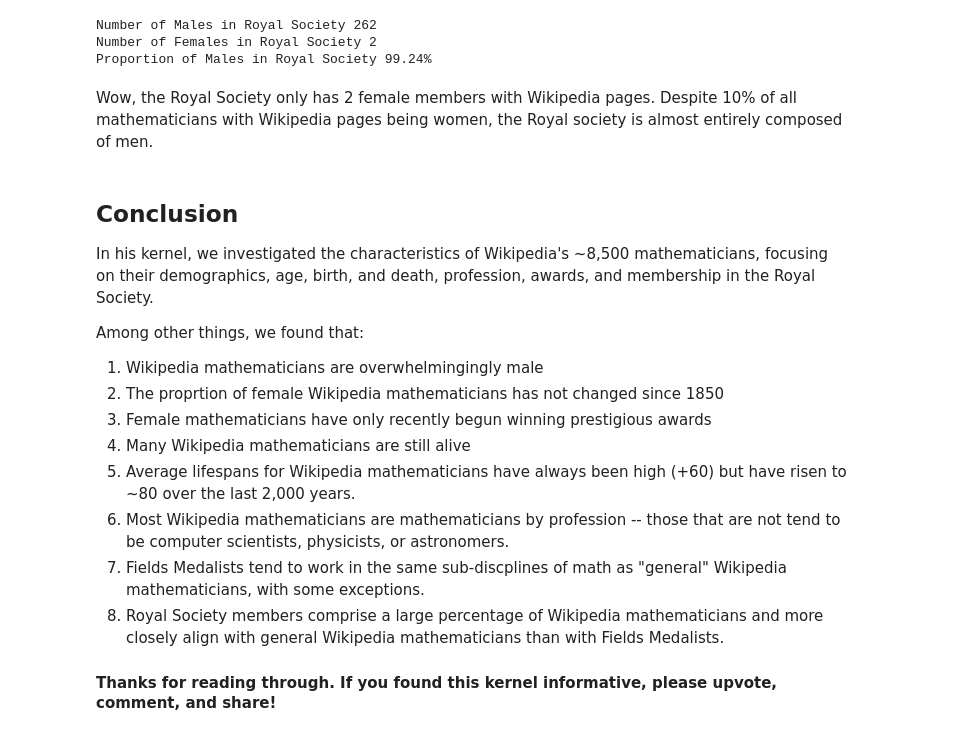
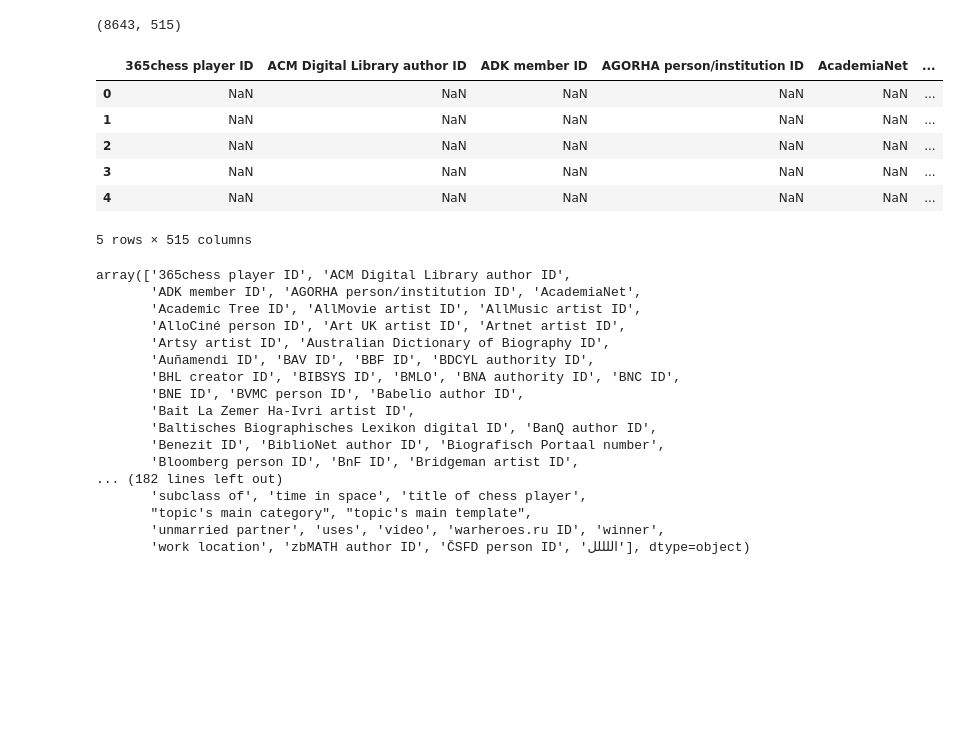
Before and after one commit to JoePhilleo/Mathematicians-of-Wikipedia, a Jupyter notebook: Wikipedia Mathematicians Cleaning (Part 1).ipynb, the cells around one changed output. Saved outputs shown, nothing was run; the diff lists cells and outputs as text; code cells hidden in the pictures; blank space fills up the shorter version.

```diff
--- a/Wikipedia Mathematicians Cleaning (Part 1).ipynb
+++ b/Wikipedia Mathematicians Cleaning (Part 1).ipynb
@@ -807,26 +1,40 @@ Royal Society members seem to more closely align with general Wikipedia mathemat
-# %%
-print('Number of Males in Royal Society', str(len(royal_society[royal_society['male']==1])))
-print('Number of Females in Royal Society', str(len(royal_society[royal_society['female']==1])))
-print('Proportion of Males in Royal Society', str(100 * len(royal_society[royal_society['male']==1]) / len(royal_society))[:5] + '%')
-# %% [output]
-Number of Males in Royal Society 262
-Number of Females in Royal Society 2
-Proportion of Males in Royal Society 99.24%
-# %% [markdown]
-Wow, the Royal Society only has 2 female members with Wikipedia pages. Despite 10% of all mathematicians with Wikipedia pages being women, the Royal society is almost entirely composed of men.
-# %% [markdown]
-## Conclusion
-
-In his kernel, we investigated the characteristics of Wikipedia's ~8,500 mathematicians, focusing on their demographics, age, birth, and death, profession, awards, and membership in the Royal Society.
-
-Among other things, we found that:
-1. Wikipedia mathematicians are overwhelmingingly male
-2. The proprtion of female Wikipedia mathematicians has not changed since 1850
-3. Female mathematicians have only recently begun winning prestigious awards
-4. Many Wikipedia mathematicians are still alive
-5. Average lifespans for Wikipedia mathematicians have always been high (+60) but have risen to ~80 over the last 2,000 years.
-6. Most Wikipedia mathematicians are mathematicians by profession -- those that are not tend to be computer scientists, physicists, or astronomers.
-7. Fields Medalists tend to work in the same sub-discplines of math as "general" Wikipedia mathematicians, with some exceptions.
-8. Royal Society members comprise a large percentage of Wikipedia mathematicians and more closely align with general Wikipedia mathematicians than with Fields Medalists.
-
-#### Thanks for reading through. If you found this kernel informative, please upvote, comment, and share!
+# %%
+import pandas as pd
+import numpy as np
+%matplotlib inline
+
+df = pd.read_csv('data_uncleaned.csv')
+# %%
+df.shape
+# %% [output]
+(8643, 515)
+# %%
+df.head()
+# %% [output]
+|  | 365chess player ID | ACM Digital Library author ID | ADK member ID | AGORHA person/institution ID | AcademiaNet | ... |
+| 0 | NaN | NaN | NaN | NaN | NaN | ... |
+| 1 | NaN | NaN | NaN | NaN | NaN | ... |
+| 2 | NaN | NaN | NaN | NaN | NaN | ... |
+| 3 | NaN | NaN | NaN | NaN | NaN | ... |
+| 4 | NaN | NaN | NaN | NaN | NaN | ... |
+5 rows × 515 columns
+# %%
+df.columns.values
+# %% [output]
+array(['365chess player ID', 'ACM Digital Library author ID',
+       'ADK member ID', 'AGORHA person/institution ID', 'AcademiaNet',
+       'Academic Tree ID', 'AllMovie artist ID', 'AllMusic artist ID',
+       'AlloCiné person ID', 'Art UK artist ID', 'Artnet artist ID',
+       'Artsy artist ID', 'Australian Dictionary of Biography ID',
+       'Auñamendi ID', 'BAV ID', 'BBF ID', 'BDCYL authority ID',
+       'BHL creator ID', 'BIBSYS ID', 'BMLO', 'BNA authority ID', 'BNC ID',
+       'BNE ID', 'BVMC person ID', 'Babelio author ID',
+       'Bait La Zemer Ha-Ivri artist ID',
+       'Baltisches Biographisches Lexikon digital ID', 'BanQ author ID',
+       'Benezit ID', 'BiblioNet author ID', 'Biografisch Portaal number',
+       'Bloomberg person ID', 'BnF ID', 'Bridgeman artist ID',
+... (182 lines left out)
+       'subclass of', 'time in space', 'title of chess player',
+       "topic's main category", "topic's main template",
+       'unmarried partner', 'uses', 'video', 'warheroes.ru ID', 'winner',
+       'work location', 'zbMATH author ID', 'ČSFD person ID', 'اللللل'], dtype=object)
```
Also changed, not shown: parts of 79 cells of this notebook.
